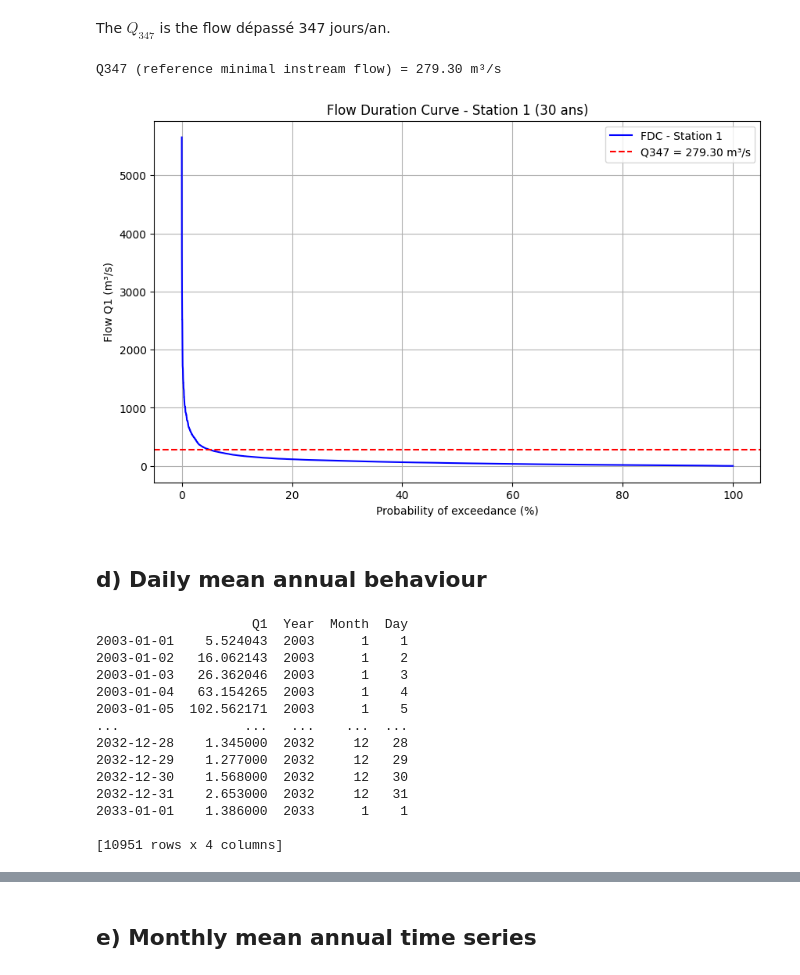
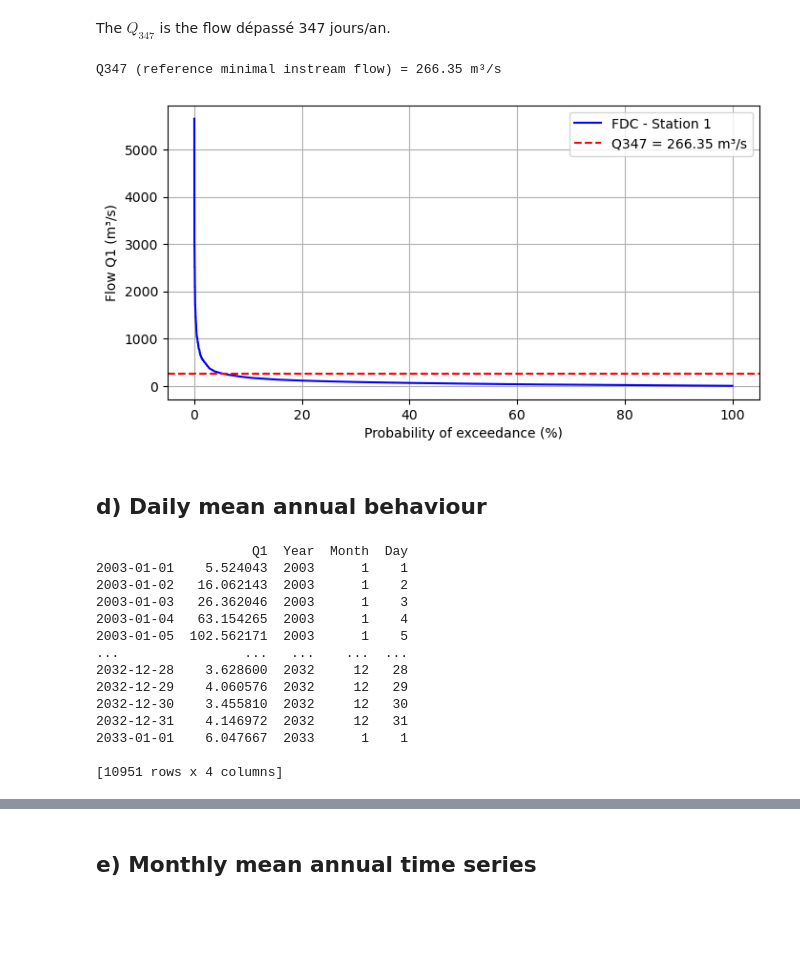
Before and after one commit to Margaux-Ccd/WREM_dam, a Jupyter notebook: P1_data_analysis.ipynb, the cells around one changed output, grey strips where cells are left out. Saved outputs shown, nothing was run; the diff lists cells and outputs as text; code cells hidden in the pictures; blank space fills up the shorter version.

```diff
--- a/P1_data_analysis.ipynb
+++ b/P1_data_analysis.ipynb
@@ -8,8 +8,8 @@ import random
 # %% [markdown]
 ## Load data
 # %%
-S1= pd.read_csv("data\Stations\S1flow.txt", header=None, delim_whitespace=True)  # Change le délimiteur si besoin delim_whitespace=True
-S2= pd.read_csv("data\Stations\S2flow.txt", sep=('  '), header=None)  # Change le délimiteur si besoin
+S1= pd.read_csv("Stations\S1flow.txt", header=None, delim_whitespace=True)  # Change le délimiteur si besoin delim_whitespace=True
+S2= pd.read_csv("Stations\S2flow.txt", sep=('  '), header=None)  # Change le délimiteur si besoin
 S2=S2.transpose()
 # %%
 print(S2.head())
@@ -229,26 +266,27 @@ The $ Q_{347} $ is the flow dépassé 347 jours/an.
 # %%
 ## Flow duration curve
 Q_sorted = S1_extended['Q1'].sort_values(ascending=False).reset_index(drop=True)
 N = len(Q_sorted) #nombre de jours
 exceedance_probability = (np.arange(1, N+1)) / (N + 1)
 
 ## Calcul du Q347
 Q347 = np.percentile(S1_extended['Q1'], 100 * (347/365.25))
 print(f"Q347 (reference minimal instream flow) = {Q347:.2f} m³/s")
 
 ## Graphe
-plt.figure(figsize=(10,6))
+plt.figure(figsize=(8,4))
 plt.plot(exceedance_probability*100, Q_sorted, label="FDC - Station 1", color='blue')
 plt.xlabel('Probability of exceedance (%)')
 plt.ylabel('Flow Q1 (m³/s)')
-plt.title('Flow Duration Curve - Station 1 (30 ans)')
+#plt.title('Flow Duration Curve - Station 1 (30 ans)')
 plt.axhline(y=Q347, color='red', linestyle='--', label=f'Q347 = {Q347:.2f} m³/s')
 plt.grid(True)
 plt.legend()
+plt.savefig("data_P1\FDC.pdf", format='pdf')
 plt.show()
 # %% [output]
-Q347 (reference minimal instream flow) = 279.30 m³/s
+Q347 (reference minimal instream flow) = 266.35 m³/s
-[figure, old version]
+[figure, new version]
 # %% [markdown]
 ## d) Daily mean annual behaviour
 # %%
@@ -268,11 +306,11 @@ daily_mean_annual = S1_extended.groupby(['Month', 'Day'])['Q1'].mean().reset_ind
 2003-01-04   63.154265  2003      1    4
 2003-01-05  102.562171  2003      1    5
 ...                ...   ...    ...  ...
-2032-12-28    1.345000  2032     12   28
-2032-12-29    1.277000  2032     12   29
-2032-12-30    1.568000  2032     12   30
-2032-12-31    2.653000  2032     12   31
-2033-01-01    1.386000  2033      1    1
+2032-12-28    3.628600  2032     12   28
+2032-12-29    4.060576  2032     12   29
+2032-12-30    3.455810  2032     12   30
+2032-12-31    4.146972  2032     12   31
+2033-01-01    6.047667  2033      1    1
 
 [10951 rows x 4 columns]
 # %%
```
Also changed, not shown: parts of 10 cells of this notebook, 8 other files.
